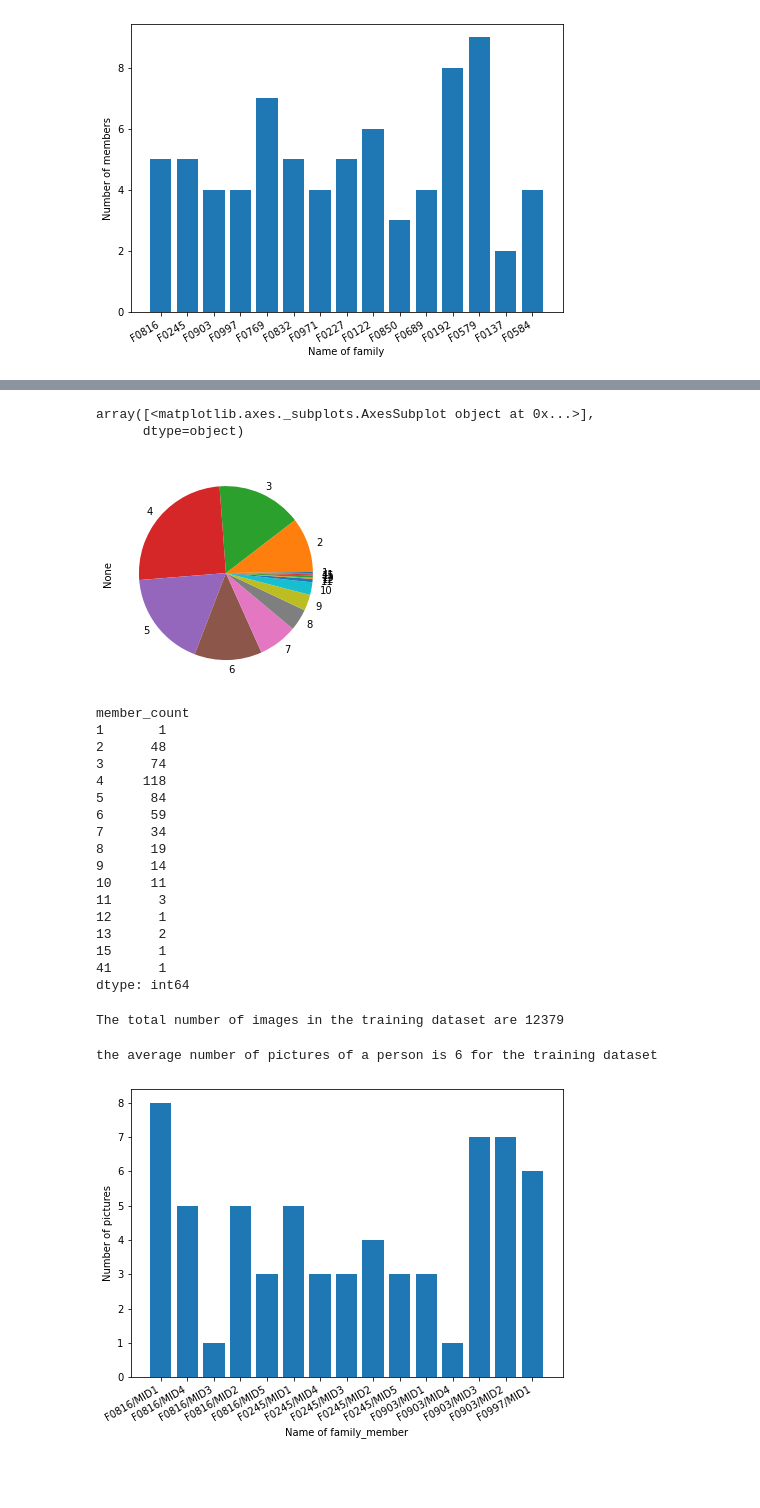
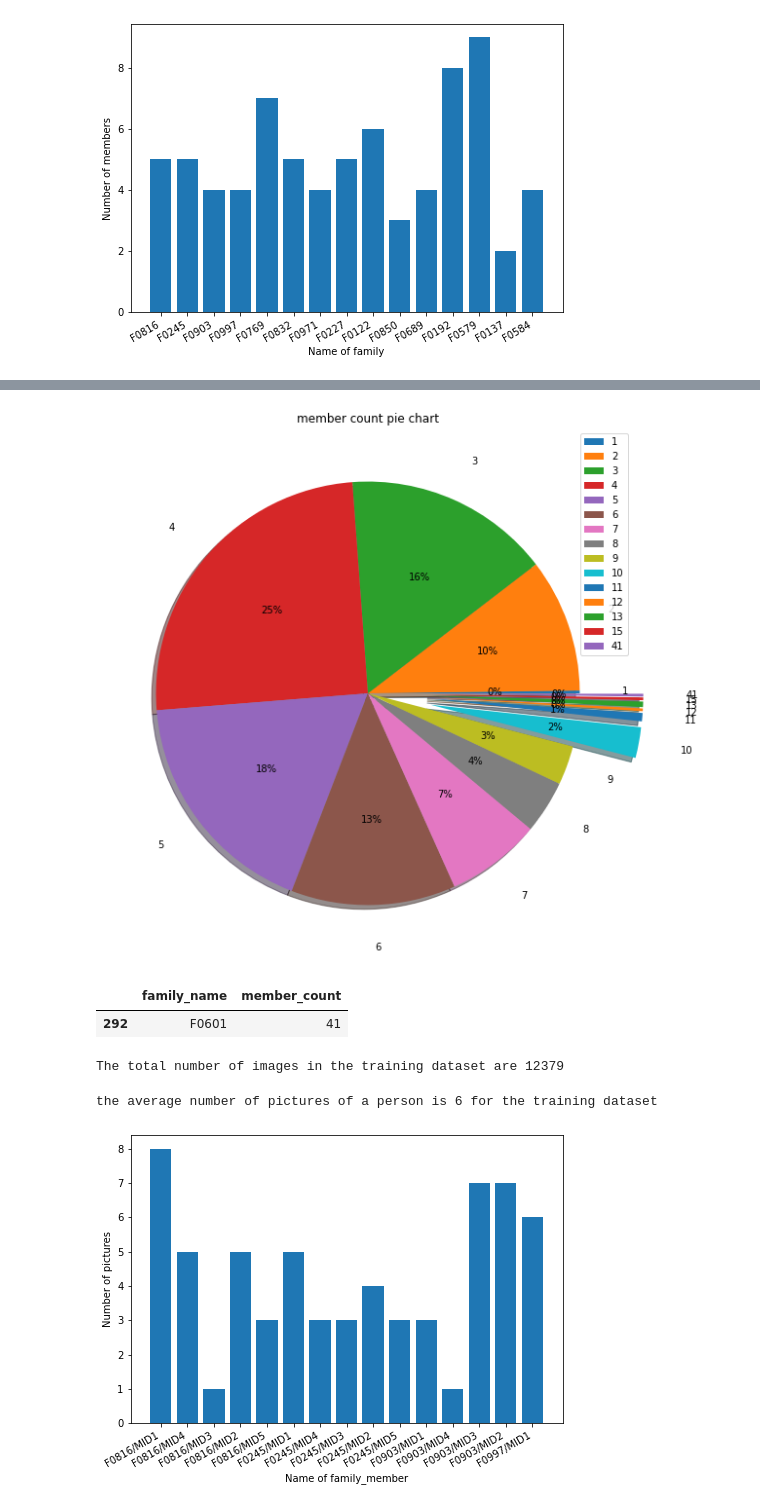
Before and after one commit to ash0411/fiw, a Jupyter notebook: fiwVisulalization.ipynb, the cells around one changed output, grey strips where cells are left out. Saved outputs shown, nothing was run; the diff lists cells and outputs as text; code cells hidden in the pictures; blank space fills up the shorter version.

Commit message:
edited some visualization

```diff
--- a/fiwVisulalization.ipynb
+++ b/fiwVisulalization.ipynb
@@ -52,8 +71,8 @@ df.describe()
 # %%
-def read_img(path):
+# helper function for scanning the image
+def img_scan(path):
     img = image.load_img(path, target_size=(224, 224))
-    #plt.imshow(img)
-    img = np.array(img).astype(np.float)#reshape(3,224,224)
+    img = np.array(img).astype(np.float)
     return img
 # %%
 # finding the number of families in training and putting them in a list
@@ -69,8 +88,9 @@ the number of families are 470
 test_url =  '/content/face/test/'
 family_pics = os.listdir(test_url)
 print("the number of pictures in the testing set are  {}".format(len(family_pics)))
+#displaying some of the images in test set
 for i in range(9):
-  img = read_img(test_url + family_pics[i])
+  img = img_scan(test_url + family_pics[i])
   ax = plt.subplot(3, 3, i + 1)
   plt.imshow(img.astype("uint8"))
   plt.title(family_pics[i])
@@ -132,27 +145,0 @@ mem = family_member_df.groupby('member_count').size()
-# %%
-# plotting a pie chart representing the share of families having different member counts
-mem.plot.pie(subplots = True)
-# %% [output]
-array([<matplotlib.axes._subplots.AxesSubplot object at 0x...>],
-      dtype=object)
-[figure, removed]
-# %%
-mem
-# %% [output]
-member_count
-1       1
-2      48
-3      74
-4     118
-5      84
-6      59
-7      34
-8      19
-9      14
-10     11
-11      3
-12      1
-13      2
-15      1
-41      1
-dtype: int64
@@ -161 +146,21 @@ all_images = glob(train_url + "*/*/*.jpg")
+# %%
+# grouping the family member count table according to member count
+mem = family_member_df.groupby('member_count').size().to_frame().reset_index()
+# plotting a pie chart representing the share of families having different member counts
+x = mem[0]
+labels = mem['member_count']
+explode = [0, 0, 0, 0, 0,0,0,0,0,0.3,0.3,0.3,0.3,0.3,0.3]
+fig, ax = plt.subplots(figsize = (10,10))
+ax.pie(x, labels = labels, autopct='%.0f%%', explode = explode, shadow = True,labeldistance= 1.2)
+ax.set_title('member count pie chart')
+ax.legend()
+plt.show()
+# %% [output]
+[figure, added]
+# %%
+# family F0601 has the highest count of members
+family_member_df[family_member_df['member_count'] == 41]
+# %% [output]
+|  | family_name | member_count |
+| 292 | F0601 | 41 |
 # %%
@@ -163,10 +170,16 @@ print('The total number of images in the training dataset are {} '.format(len(al
 # %% [output]
 The total number of images in the training dataset are 12379
 # %%
+# computing family_member
 family_member = []
-for x in all_images:
+for x in family_set_images:
   a = x.split('/')[-3] + '/' + x.split('/')[-2]
   if a in family_member:
     continue
   else:
     family_member.append(a)
+
+member_picture = {i:sorted(os.listdir(train_url+i)) for i in family_member}
+print('the average number of pictures of a person is {} for the training dataset'.format(ceil(len(family_set_images)/member_count)))
+# %% [output]
+the average number of pictures of a person is 6 for the training dataset
@@ -175,7 +186,3 @@ member_picture = {i:sorted(os.listdir(train_url+i)) for i in family_member}
-# %%
-print('the average number of pictures of a person is {} for the training dataset'.format(ceil(len(all_images)/member_count)))
-# %% [output]
-the average number of pictures of a person is 6 for the training dataset
 # %%
 picture_count_per_member = []
 for i in member_picture:
```
Also changed, not shown: parts of 27 cells of this notebook.
